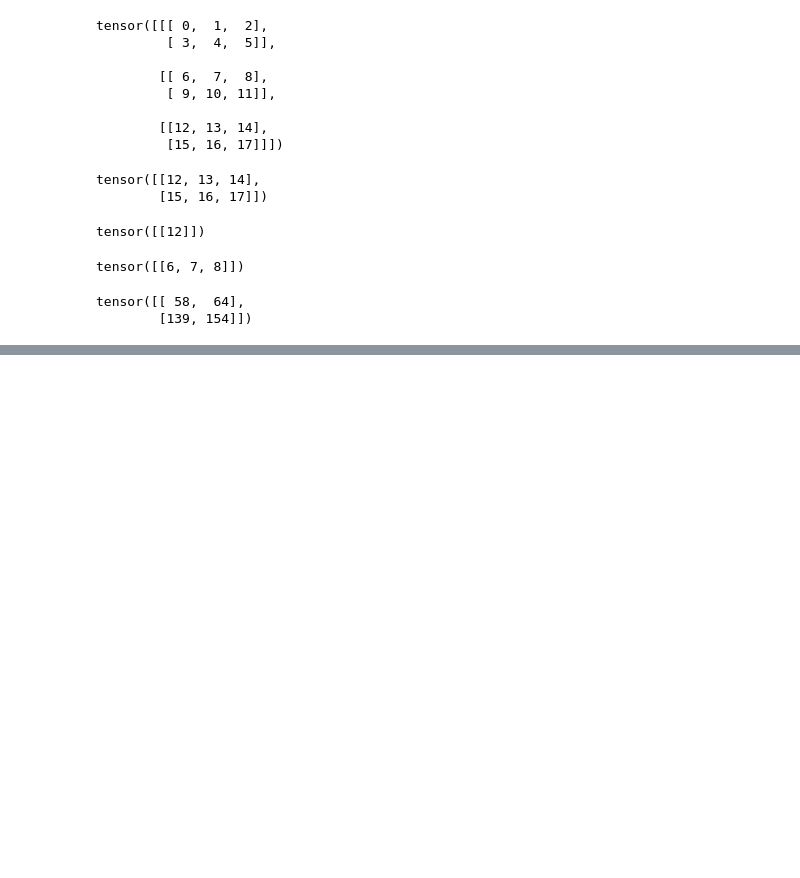
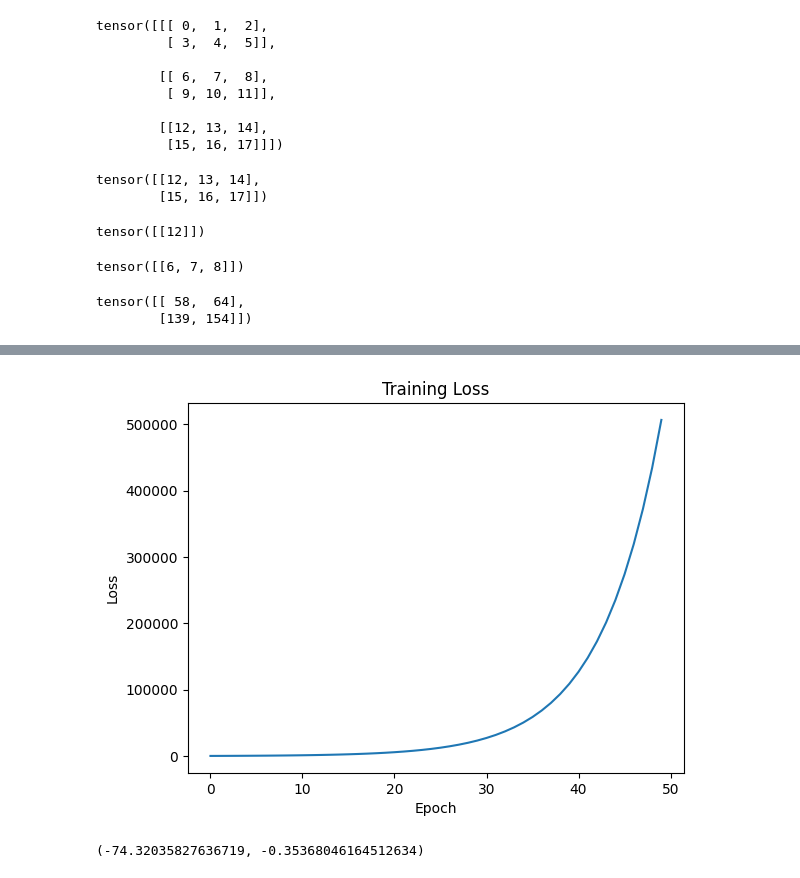
Before and after one commit to vedantsingh12/Deep-Learning, a Jupyter notebook: Pytorch/Vector Operations.ipynb, the cells around one changed output, grey strips where cells are left out. Drawn from its saved outputs; the diff is of its cells as text; code cells hidden in the pictures; blank space fills up the shorter version.

```diff
--- a/Pytorch/Vector Operations.ipynb
+++ b/Pytorch/Vector Operations.ipynb
@@ -185,0 +319,24 @@ tensor([[ 58,  64],
+# %%
+#step 1 : Define the loss function
+criterion = torch.nn.MSELoss()
+optimizer = torch.optim.SGD(model.parameters(), lr=0.01)
+# difference between Gradient Descent and Stochastic Gradient Descent
+# Gradient Descent computes the gradient using the entire dataset,
+# while Stochastic Gradient Descent (SGD) updates the model using a single data point.
+# Mini-batch Gradient Descent is a compromise between the two,
+# using a small random subset of the data to compute the gradient.
+
+epochs = 50
+# if epochs =1 > underfitting
+# if epochs =big value > overfitting
+# need to find a balance
+losses = []
+for i in range(epochs):
+    model.train() # set the model to training mode
+    y_pred = model.forward(X) # forward pass
+    loss = criterion(y_pred, y) # compute the loss
+    losses.append(loss)
+    print(f'Epoch {i+1}/{epochs}, Loss: {loss:.4f}')
+    optimizer.zero_grad() # zero the gradients
+    loss.backward() # backward pass
+    optimizer.step() # update the weights
@@ -185,0 +361,14 @@ tensor([[ 58,  64],
+# %%
+plt.plot(range(epochs), [loss.item() for loss in losses])
+
+plt.xlabel('Epoch')
+plt.ylabel('Loss')
+plt.title('Training Loss')
+plt.show()
+# %% [output]
+[figure, added]
+# %%
+get_parameters()
+# (1.020067811012268, 0.2854877710342407)
+# %% [output]
+(-74.32035827636719, -0.35368046164512634)
```
Also changed, not shown: parts of 16 cells of this notebook.
